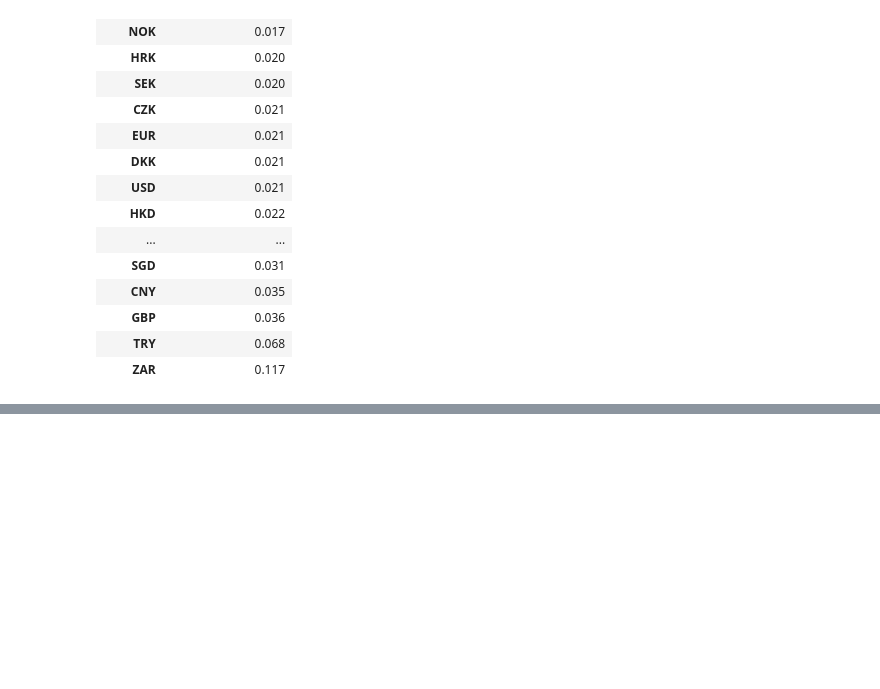
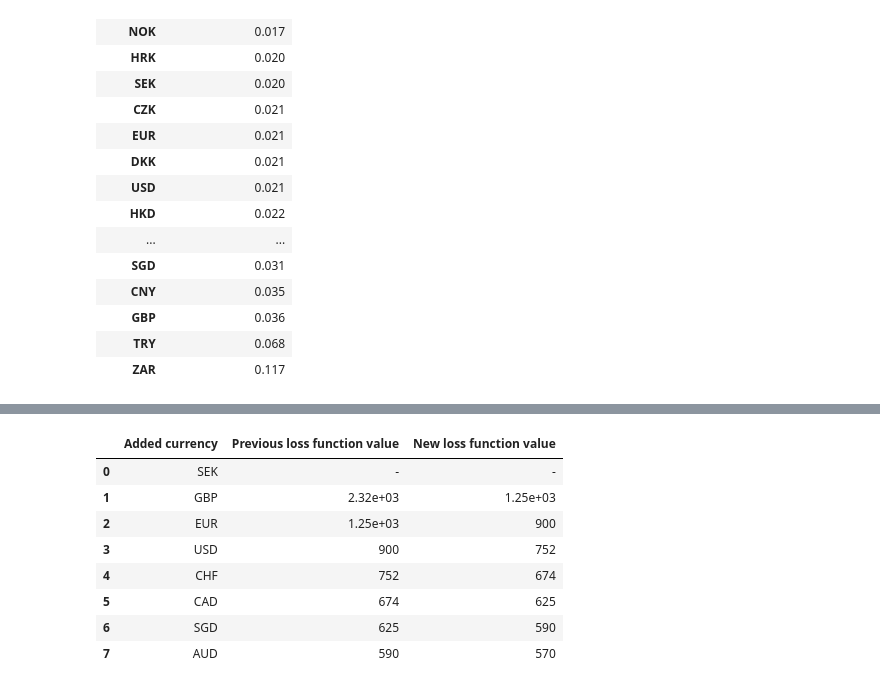
Before and after one commit to DucataDataScience/CurrencyBucket, a Jupyter notebook: CurrencySelection.ipynb, the cells around one changed output, grey strips where cells are left out. Drawn from its saved outputs; the diff is of its cells as text; code cells hidden in the pictures; blank space fills up the shorter version.

```diff
--- a/CurrencySelection.ipynb
+++ b/CurrencySelection.ipynb
@@ -287,7 +136,7 @@ def evaluate_exclusion_of_currency(weights,
     # Initialize string giving best currency to exclude
     best_to_exclude = "None"
     # Calculate initial loss function value
-    starting_loss_function_value = calculate_loss_function_vs_t_minus_one_with_balancing(weights)
+    starting_loss_function_value = calculate_loss_function_vs_t_minus_one_with_balancing(weights, currency_set)
 
     # So far, this is the best solution
     best_loss_function_value = starting_loss_function_value
@@ -304,7 +153,7 @@ def evaluate_exclusion_of_currency(weights,
         new_weights = recalculate_weights(new_weights)
 
         # and calculate the new loss function value
-        new_loss_function_value = calculate_loss_function_vs_t_minus_one_with_balancing(new_weights)
+        new_loss_function_value = calculate_loss_function_vs_t_minus_one_with_balancing(new_weights, currency_set)
         print(f"new loss function value: {new_loss_function_value}")
 
         # Check whether the new loss function value is lower than the (so far) best one, and
@@ -320,10 +169,7 @@ def evaluate_exclusion_of_currency(weights,
     if best_to_exclude == "None":
         print("No currency needed to be removed.")
     else:
-        print(f"{best_to_exclude} is removed from currency set")
-    print("")
-    print(f"--------- new iteration ---------")
-    print("")
+        print(f"\033[1m{best_to_exclude} is removed from currency set\n")
 
     # Exclude the currency
     currency_set.remove(best_to_exclude)
@@ -333,9 +179,17 @@ weights = pd.Series(np.ones(len(all_currencies))/len(all_currencies), index=refe
 currency_set = set(all_currencies)
 max_excluded_currencies = 27
 
+# Create list to save results
+backward_selection_result = []
+
 for i in range(0, max_excluded_currencies):
-    _, _, best_to_exclude, currencies = evaluate_exclusion_of_currency(weights, currency_set)
+    starting_loss_function_value, best_loss_function_value, best_to_exclude, currencies = evaluate_exclusion_of_currency(weights, currency_set)
     if best_to_exclude == "None":
         continue
     weights[weights.index==best_to_exclude] = 0
     weights = recalculate_weights(weights)
+
+    backward_selection_result.append((best_to_exclude, starting_loss_function_value, best_loss_function_value))
+
+backward_selection_result = pd.DataFrame(backward_selection_result)
+backward_selection_result.columns = ["Removed currency", "Previous loss function value", "New loss function value"]
@@ -373,12 +246,11 @@ def evaluate_inclusion_of_currency(weights,
         new_loss_function_value = calculate_loss_function_vs_t_minus_one_with_balancing(new_weights)
         print(f"new loss function value: {new_loss_function_value}")
 
-        # TODO: Check boundaries
         # Check whether the new loss function value is lower than the (so far) best one, and
         # the improvement needs to be > .5%
-        if new_loss_function_value <= 1.05*best_loss_function_value and new_loss_function_value < 1.05*starting_loss_function_value:
+        if new_loss_function_value <= best_loss_function_value and new_loss_function_value < 0.995*starting_loss_function_value:
             print(f"\nbetter solution found by including {included_currency}")
-            print(f"loss function decreased by {(best_loss_function_value-new_loss_function_value)/best_loss_function_value*100:.2f}% compared to current best solution\n")
+            print(f"loss function decreased by {(starting_loss_function_value-new_loss_function_value)/starting_loss_function_value*100:.2f}% compared to starting value")
             # If so, save these results
             best_loss_function_value = new_loss_function_value
             best_to_include = included_currency
@@ -387,24 +259,32 @@ def evaluate_inclusion_of_currency(weights,
     if best_to_include == "None":
         print("No currency needed to be included.")
     else:
-        print(f"{best_to_include} is added to currency set\n")
+        print(f"\033[1m{best_to_include} is added to currency set\n")
         # Exclude the currency
         currency_set.remove(best_to_include)
     return starting_loss_function_value, best_loss_function_value, best_to_include, currency_set
 # %%
 # Create weights series and specificy first currency to include
 weights = pd.Series(0, index=reference_date_exhange_rate.loc[all_currencies].index)
-first_currency = "GBP"
+first_currency = "SEK"
 weights[first_currency] = 1
 currency_set = set(all_currencies)
 currency_set.remove(first_currency)
+
+# Create list to save results
+forward_selection_result = []
+forward_selection_result.append((first_currency, "-", "-"))
 
 # Set maximum number of currencies to include
 max_currencies_to_include = 14
 
 for i in range(0, max_currencies_to_include):
-    _, _, best_to_include, currencies = evaluate_inclusion_of_currency(weights, currency_set)
+    starting_loss_function_value, best_loss_function_value, best_to_include, currencies = evaluate_inclusion_of_currency(weights, currency_set)
     if best_to_include == "None":
         break
-    weights[weights.index==best_to_include] = 0
+    weights[weights.index==best_to_include] = 1
     weights = recalculate_weights(weights)
+    forward_selection_result.append((best_to_include, starting_loss_function_value, best_loss_function_value))
+
+forward_selection_result = pd.DataFrame(forward_selection_result)
+forward_selection_result.columns = ["Added currency", "Previous loss function value", "New loss function value"]
@@ -411,3 +309,16 @@ for i in range(0, max_currencies_to_include):
+# %%
+forward_selection_currencies = list(forward_selection_result["Added currency"].unique())
+forward_selection_result
+# %% [output]
+|  | Added currency | Previous loss function value | New loss function value |
+| 0 | SEK | - | - |
+| 1 | GBP | 2.32e+03 | 1.25e+03 |
+| 2 | EUR | 1.25e+03 | 900 |
+| 3 | USD | 900 | 752 |
+| 4 | CHF | 752 | 674 |
+| 5 | CAD | 674 | 625 |
+| 6 | SGD | 625 | 590 |
+| 7 | AUD | 590 | 570 |
 # %%
 def evaluate_inclusion_of_currency_difference_weights(weights,
                                                       currency_set):
```
Also changed, not shown: parts of 12 cells of this notebook, 5 other files.
